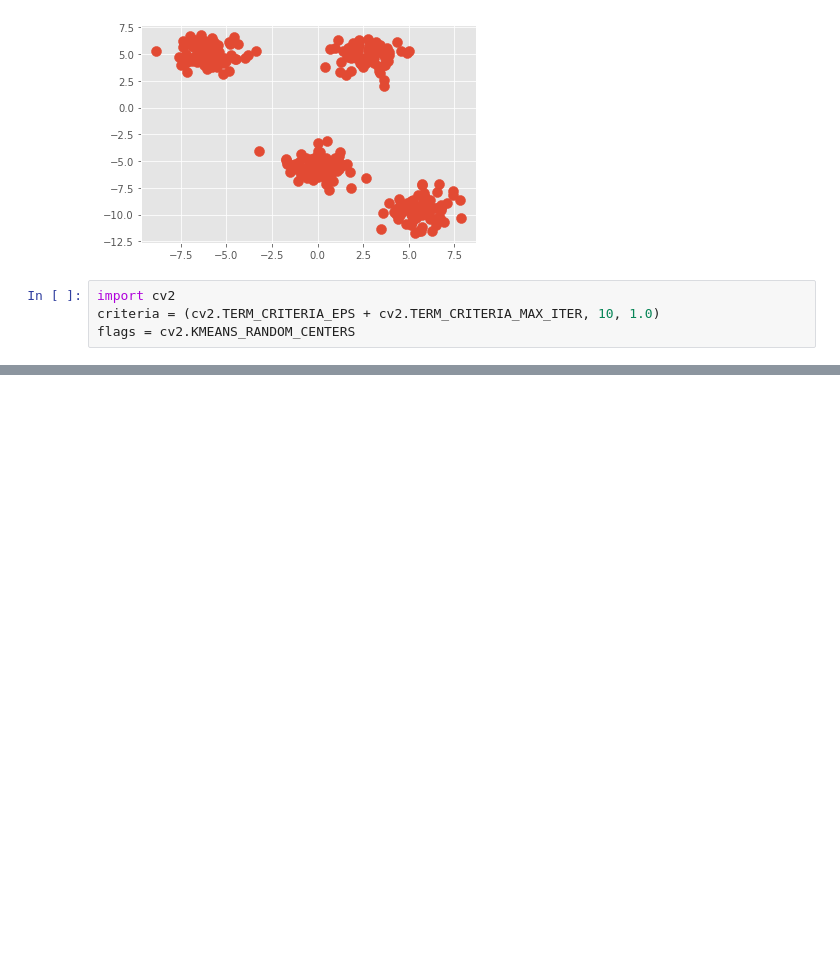
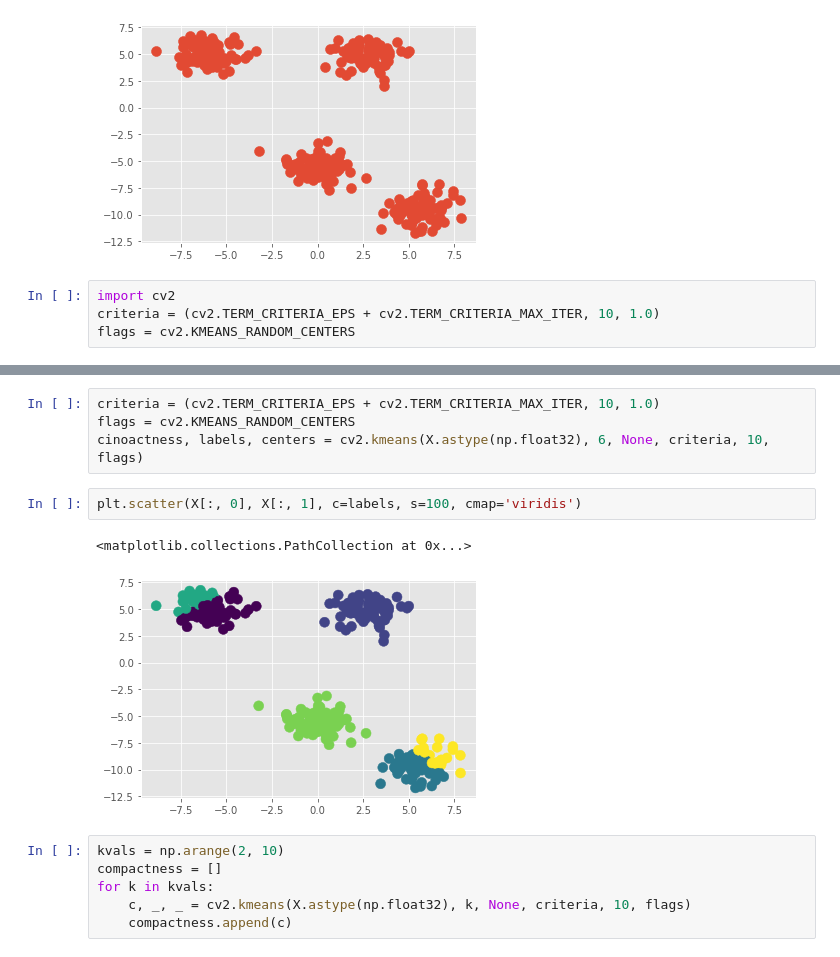
Before and after one commit to dam-crtl/opencv, a Jupyter notebook: chap8-2.ipynb, the cells around one changed output, grey strips where cells are left out. Saved outputs shown, nothing was run; the diff lists cells and outputs as text; blank space fills up the shorter version.

```diff
--- a/chap8-2.ipynb
+++ b/chap8-2.ipynb
@@ -25,0 +60,15 @@ plt.scatter(centers[:, 0], centers[:, 1], c='black', s=200, alpha=0.5)
+# %%
+criteria = (cv2.TERM_CRITERIA_EPS + cv2.TERM_CRITERIA_MAX_ITER, 10, 1.0)
+flags = cv2.KMEANS_RANDOM_CENTERS
+cinoactness, labels, centers = cv2.kmeans(X.astype(np.float32), 6, None, criteria, 10, flags)
+# %%
+plt.scatter(X[:, 0], X[:, 1], c=labels, s=100, cmap='viridis')
+# %% [output]
+<matplotlib.collections.PathCollection at 0x...>
+[figure, added]
+# %%
+kvals = np.arange(2, 10)
+compactness = []
+for k in kvals:
+    c, _, _ = cv2.kmeans(X.astype(np.float32), k, None, criteria, 10, flags)
+    compactness.append(c)
```
Also changed, not shown: parts of 16 cells of this notebook, 2 other files.
